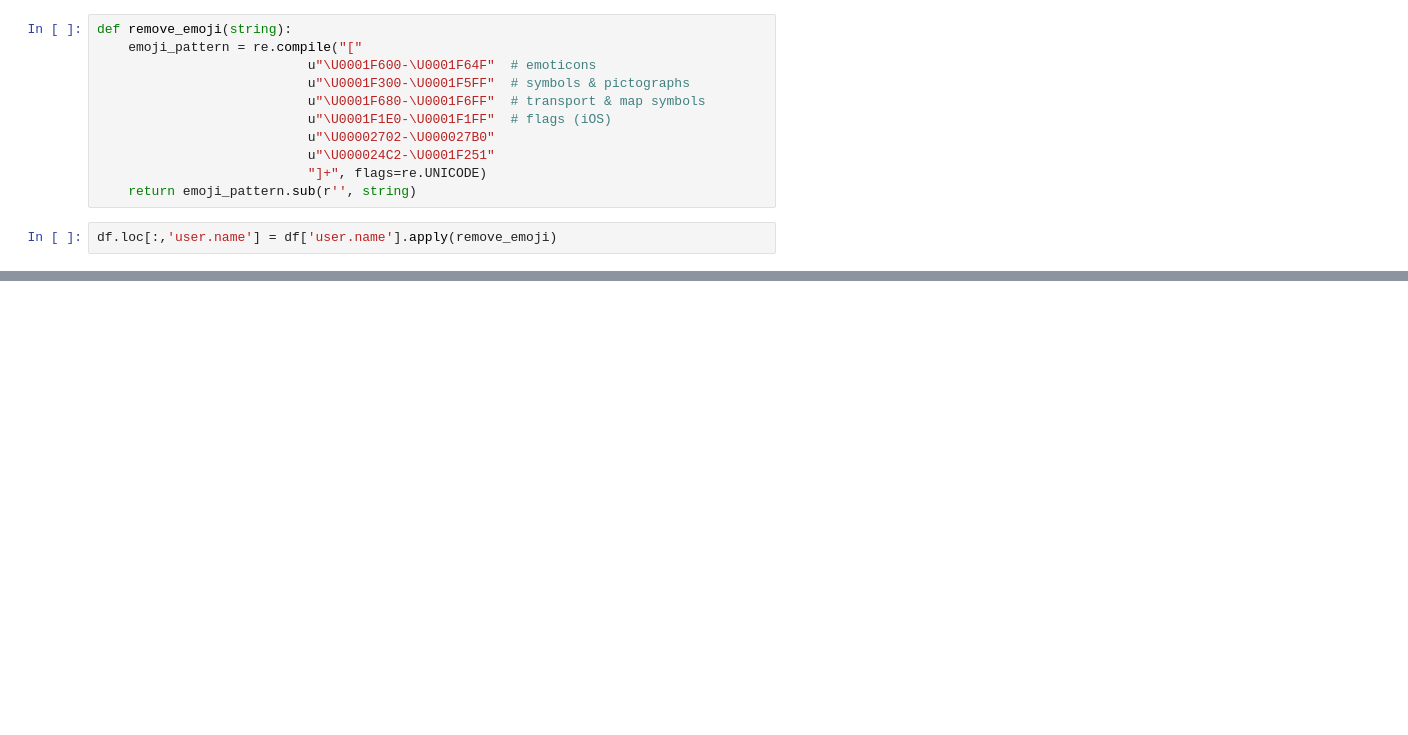
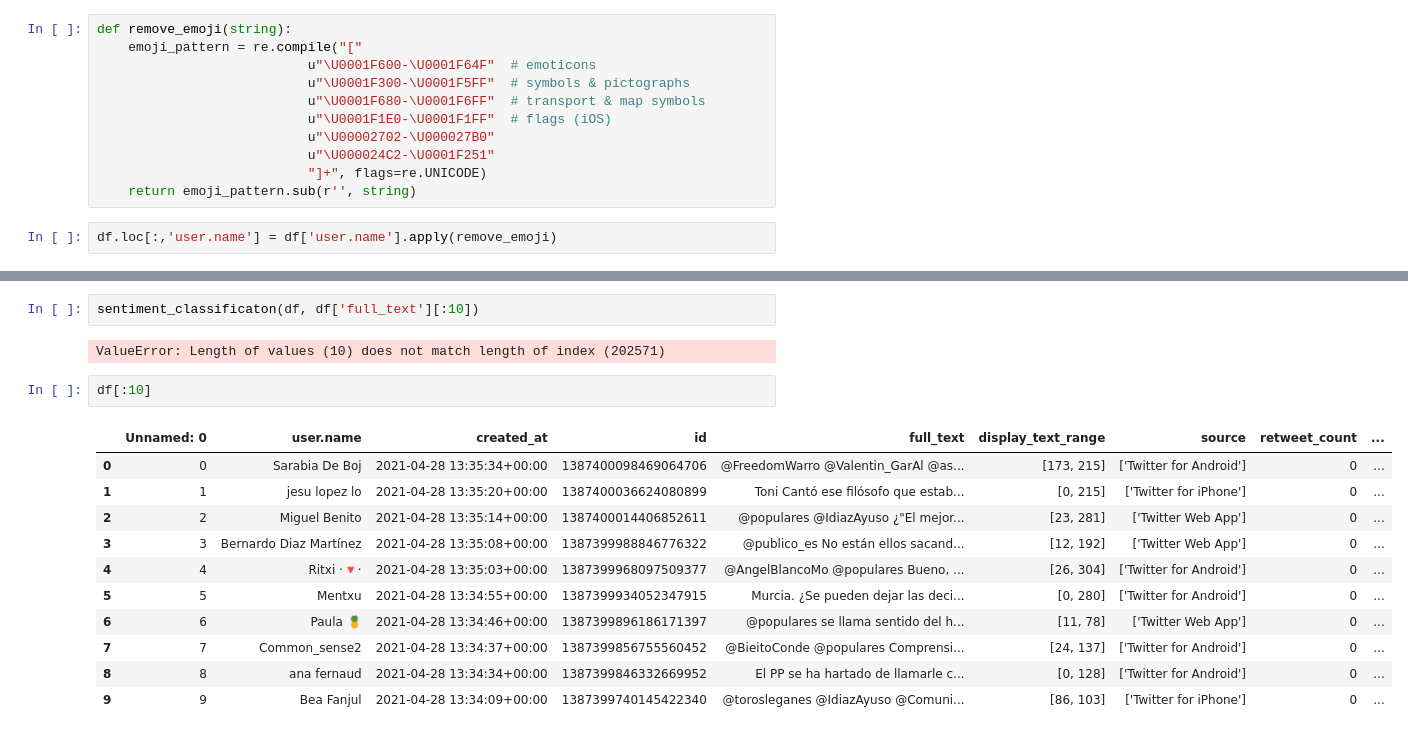
Before and after one commit to ssarahreyes/political_spanish_sentiment, a Jupyter notebook: notebooks/updated_database.ipynb, the cells around one changed output, grey strips where cells are left out. Drawn from its saved outputs; the diff is of its cells as text; blank space fills up the shorter version.

```diff
--- a/notebooks/updated_database.ipynb
+++ b/notebooks/updated_database.ipynb
@@ -244,0 +218,18 @@ pd.read_csv('../../../../sarahr/Ironhack/political_spanish_sentiment/political_s
+# %%
+sentiment_classificaton(df, df['full_text'][:10])
+# %% [output]
+ValueError: Length of values (10) does not match length of index (202571)
+# %%
+df[:10]
+# %% [output]
+|  | Unnamed: 0 | user.name | created_at | id | full_text | display_text_range | source | retweet_count | ... |
+| 0 | 0 | Sarabia De Boj | 2021-04-28 13:35:34+00:00 | 1387400098469064706 | @FreedomWarro @Valentin_GarAl @as... | [173, 215] | ['Twitter for Android'] | 0 | ... |
+| 1 | 1 | jesu lopez lo | 2021-04-28 13:35:20+00:00 | 1387400036624080899 | Toni Cantó ese filósofo que estab... | [0, 215] | ['Twitter for iPhone'] | 0 | ... |
+| 2 | 2 | Miguel Benito | 2021-04-28 13:35:14+00:00 | 1387400014406852611 | @populares @IdiazAyuso ¿"El mejor... | [23, 281] | ['Twitter Web App'] | 0 | ... |
+| 3 | 3 | Bernardo Diaz Martínez | 2021-04-28 13:35:08+00:00 | 1387399988846776322 | @publico_es No están ellos sacand... | [12, 192] | ['Twitter Web App'] | 0 | ... |
+| 4 | 4 | Ritxi ·🔻· | 2021-04-28 13:35:03+00:00 | 1387399968097509377 | @AngelBlancoMo @populares Bueno, ... | [26, 304] | ['Twitter for Android'] | 0 | ... |
+| 5 | 5 | Mentxu | 2021-04-28 13:34:55+00:00 | 1387399934052347915 | Murcia. ¿Se pueden dejar las deci... | [0, 280] | ['Twitter for Android'] | 0 | ... |
+| 6 | 6 | Paula 🍍 | 2021-04-28 13:34:46+00:00 | 1387399896186171397 | @populares se llama sentido del h... | [11, 78] | ['Twitter Web App'] | 0 | ... |
+| 7 | 7 | Common_sense2 | 2021-04-28 13:34:37+00:00 | 1387399856755560452 | @BieitoConde @populares Comprensi... | [24, 137] | ['Twitter for Android'] | 0 | ... |
+| 8 | 8 | ana fernaud | 2021-04-28 13:34:34+00:00 | 1387399846332669952 | El PP se ha hartado de llamarle c... | [0, 128] | ['Twitter for Android'] | 0 | ... |
+| 9 | 9 | Bea Fanjul | 2021-04-28 13:34:09+00:00 | 1387399740145422340 | @torosleganes @IdiazAyuso @Comuni... | [86, 103] | ['Twitter for iPhone'] | 0 | ... |
```
Also changed, not shown: parts of 17 cells of this notebook, 6 other files.
